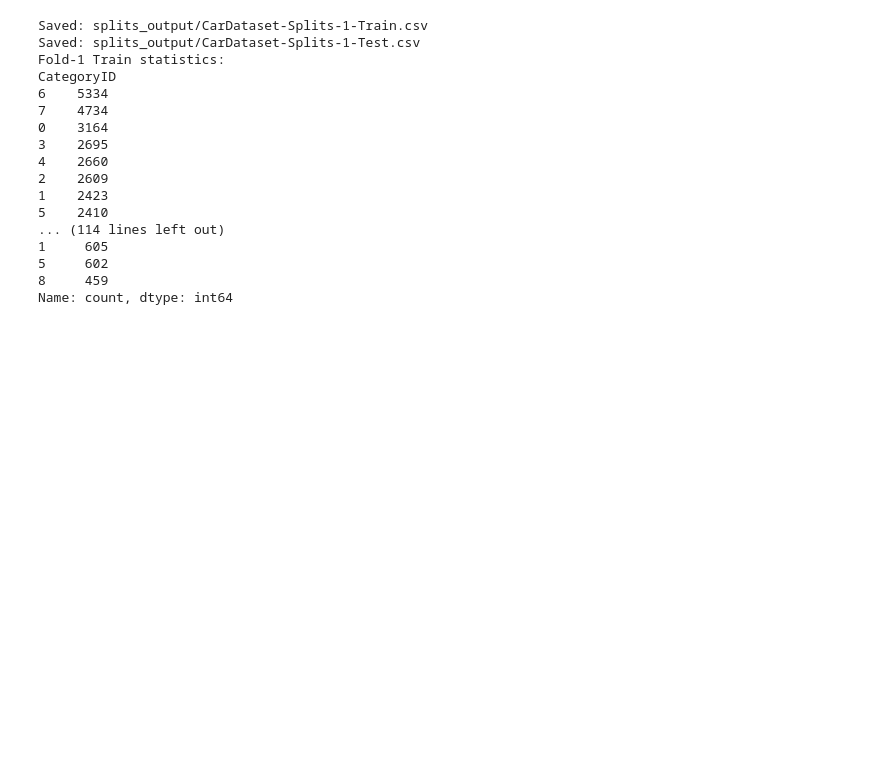
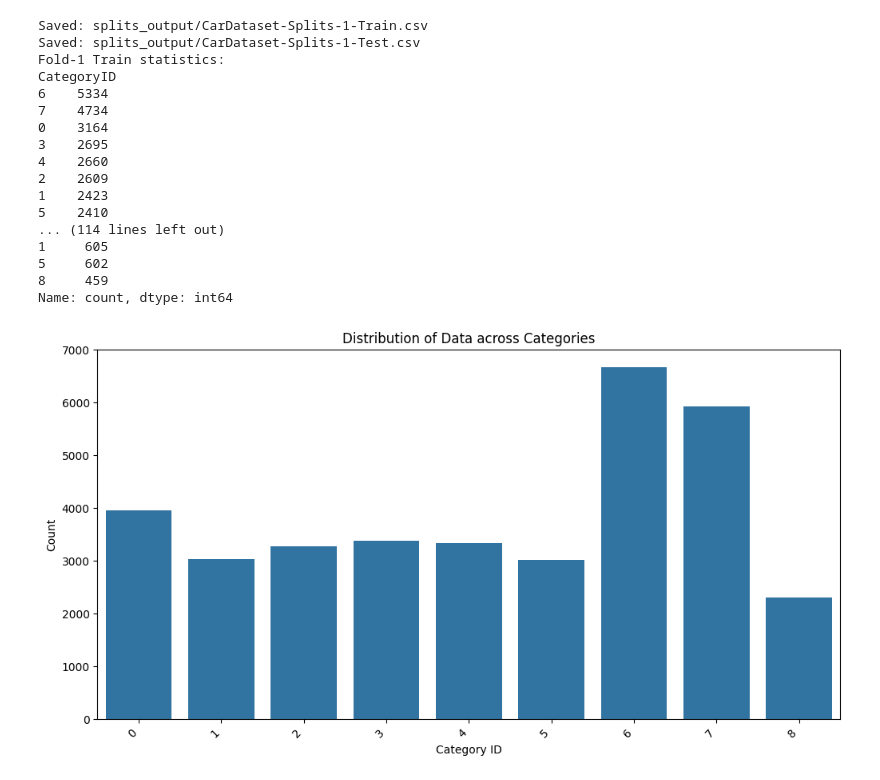
Before and after one commit to TwangGiaHan/CS114.P11, a Jupyter notebook: Task 1 - Car Brands Classification/CS114_P11_Tool_CreateSplit_Car.ipynb, the cells around one changed output. Cells and saved outputs as stored; diff of their text form; code cells hidden in the pictures; blank space fills up the shorter version.

```diff
--- a/Task 1 - Car Brands Classification/CS114_P11_Tool_CreateSplit_Car.ipynb
+++ b/Task 1 - Car Brands Classification/CS114_P11_Tool_CreateSplit_Car.ipynb
@@ -200,3 +200,19 @@ CategoryID
 5     602
 8     459
 Name: count, dtype: int64
+# %%
+import pandas as pd
+import matplotlib.pyplot as plt
+import seaborn as sns
+
+data = pd.read_csv("CarDataset.csv")
+
+plt.figure(figsize=(12, 6))
+sns.countplot(x='CategoryID', data=data)
+plt.title('Distribution of Data across Categories')
+plt.xlabel('Category ID')
+plt.ylabel('Count')
+plt.xticks(rotation=45, ha='right') # Rotate x-axis labels for better readability
+plt.show()
+# %% [output]
+[figure, added]
```
Also changed, not shown: parts of 1 cell of this notebook, 2 other files.
